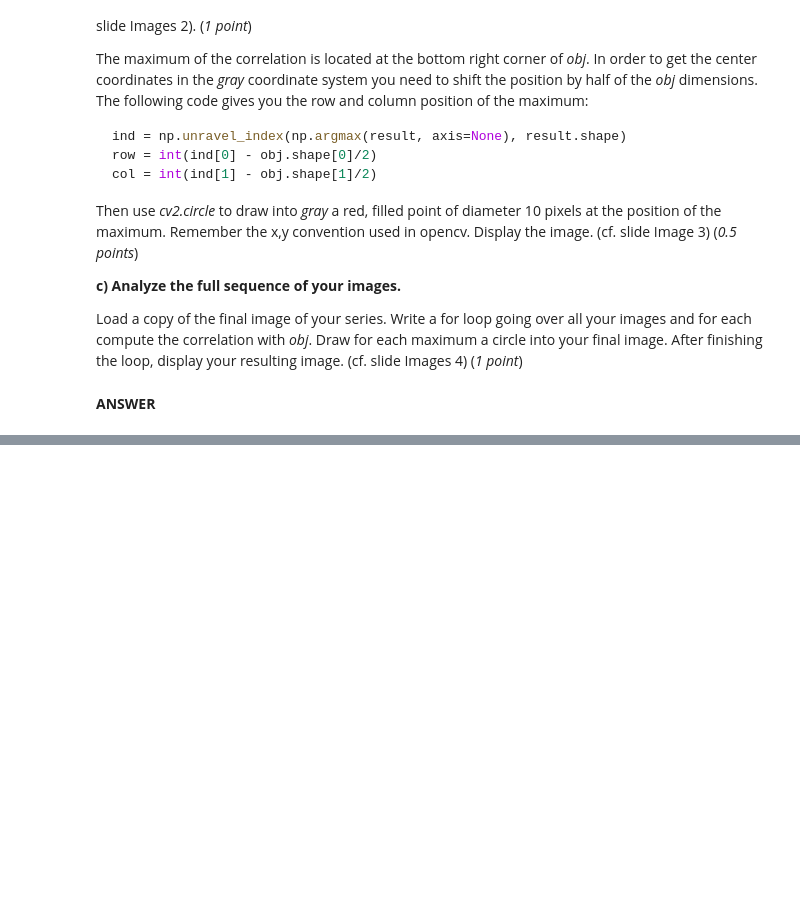
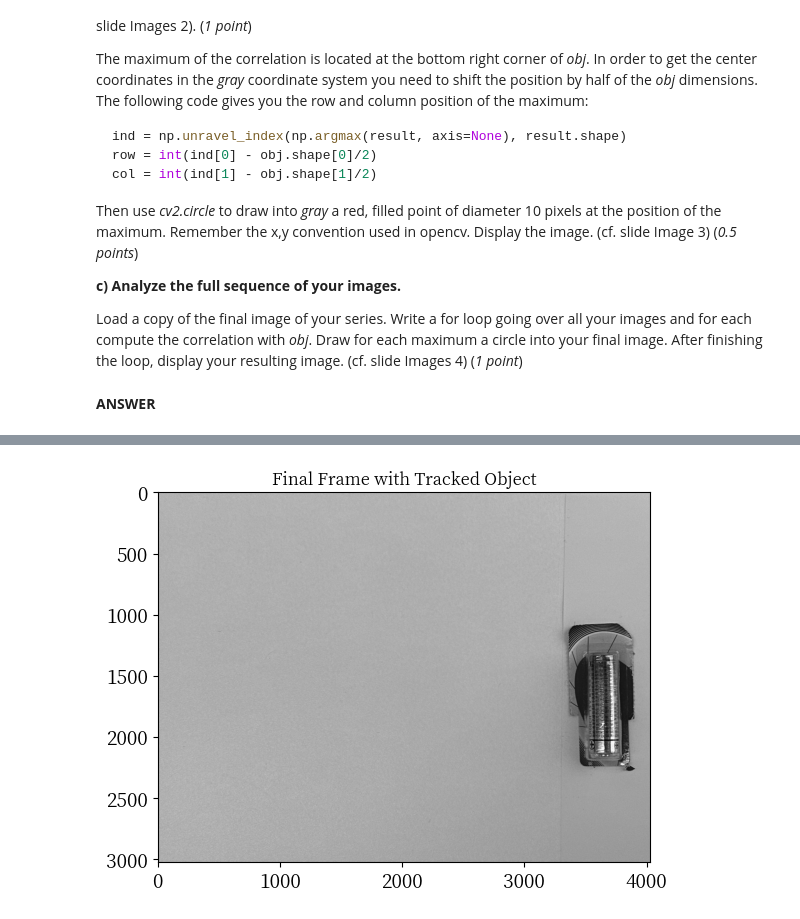
Before and after one commit to Matty-7/CS302-ComputerVision, a Jupyter notebook: CV_HW_4/Homework _4.ipynb, the cells around one changed output, grey strips where cells are left out. Cells and saved outputs as stored; diff of their text form; code cells hidden in the pictures; blank space fills up the shorter version.

```diff
--- a/CV_HW_4/Homework _4.ipynb
+++ b/CV_HW_4/Homework _4.ipynb
@@ -264,0 +327,38 @@ cap.release()
+# %%
+import cv2
+import numpy as np
+from scipy import fftpack
+import matplotlib.pyplot as plt
+
+cap = cv2.VideoCapture('Tracking.avi')
+
+if not cap.isOpened():
+    print('Error opening video file')
+
+ret, frame = True, None
+final_frame_rgb = None
+
+while ret:
+    ret, frame = cap.read()
+    if ret:
+        # Convert the frame to grayscale and invert it
+        gray = cv2.cvtColor(frame, cv2.COLOR_BGR2GRAY)
+        gray = cv2.bitwise_not(gray)
+
+        # Compute the Fourier transforms of the images
+        gray_fft = fftpack.fft2(gray)
+        obj_padded = np.pad(obj, [(0, gray.shape[0] - obj.shape[0]), (0, gray.shape[1] - obj.shape[1])])
+        obj_fft = fftpack.fft2(obj_padded)
+
+        # Compute the correlation in Fourier space
+        gray = cv2.cvtColor(frame, cv2.COLOR_BGR2GRAY)
+        final_frame_rgb = cv2.cvtColor(gray, cv2.COLOR_GRAY2BGR)
+
+# Display the final frame with the marked positions
+plt.imshow(cv2.cvtColor(final_frame_rgb, cv2.COLOR_BGR2RGB))
+plt.title('Final Frame with Tracked Object')
+plt.show()
+
+cap.release()
+# %% [output]
+[figure, added]
```
Also changed, not shown: parts of 4 cells of this notebook.
